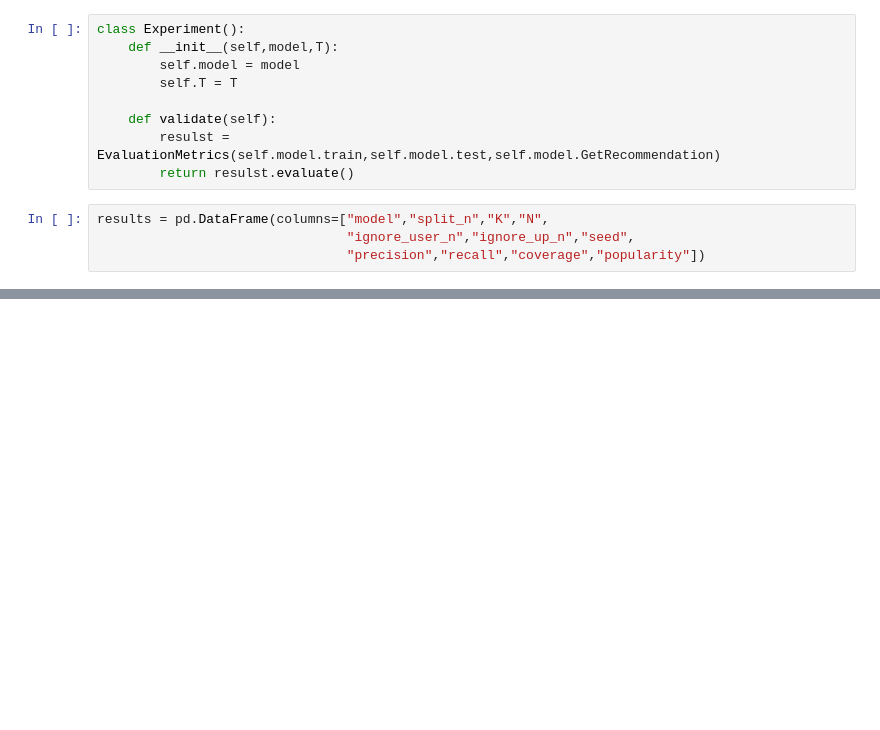
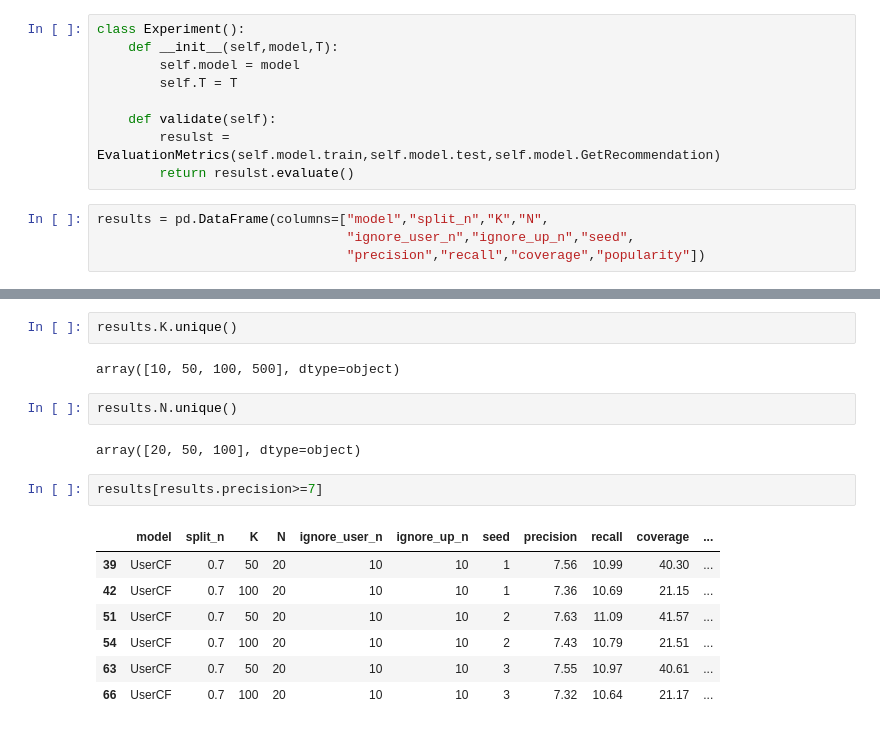
Before and after one commit to And370/Bilibili-Analyst, a Jupyter notebook: RecommendationSystem/source/Format.ipynb, the cells around one changed output, grey strips where cells are left out. Cells and saved outputs as stored; diff of their text form; blank space fills up the shorter version.

```diff
--- a/RecommendationSystem/source/Format.ipynb
+++ b/RecommendationSystem/source/Format.ipynb
@@ -308 +337,19 @@ EvaluationMetrics: {'precision': 4.64, 'recall': 38.03, 'coverage': 100.0, 'popu
+# %%
+results.K.unique()
+# %% [output]
+array([10, 50, 100, 500], dtype=object)
+# %%
+results.N.unique()
+# %% [output]
+array([20, 50, 100], dtype=object)
+# %%
+results[results.precision>=7]
+# %% [output]
+|  | model | split_n | K | N | ignore_user_n | ignore_up_n | seed | precision | recall | coverage | ... |
+| 39 | UserCF | 0.7 | 50 | 20 | 10 | 10 | 1 | 7.56 | 10.99 | 40.30 | ... |
+| 42 | UserCF | 0.7 | 100 | 20 | 10 | 10 | 1 | 7.36 | 10.69 | 21.15 | ... |
+| 51 | UserCF | 0.7 | 50 | 20 | 10 | 10 | 2 | 7.63 | 11.09 | 41.57 | ... |
+| 54 | UserCF | 0.7 | 100 | 20 | 10 | 10 | 2 | 7.43 | 10.79 | 21.51 | ... |
+| 63 | UserCF | 0.7 | 50 | 20 | 10 | 10 | 3 | 7.55 | 10.97 | 40.61 | ... |
+| 66 | UserCF | 0.7 | 100 | 20 | 10 | 10 | 3 | 7.32 | 10.64 | 21.17 | ... |
 # %%
```
Also changed, not shown: parts of 11 cells of this notebook, 1 other file.
